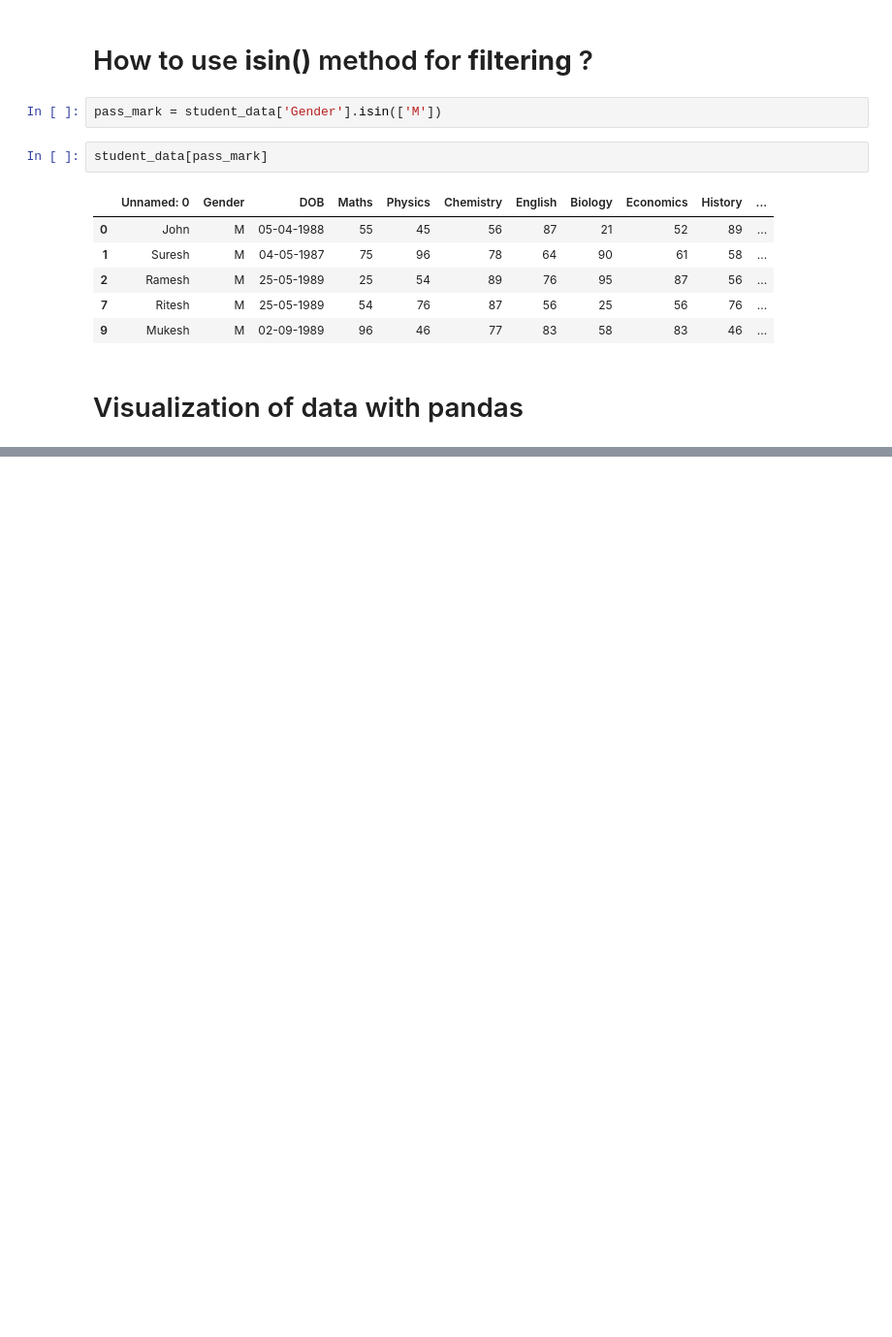
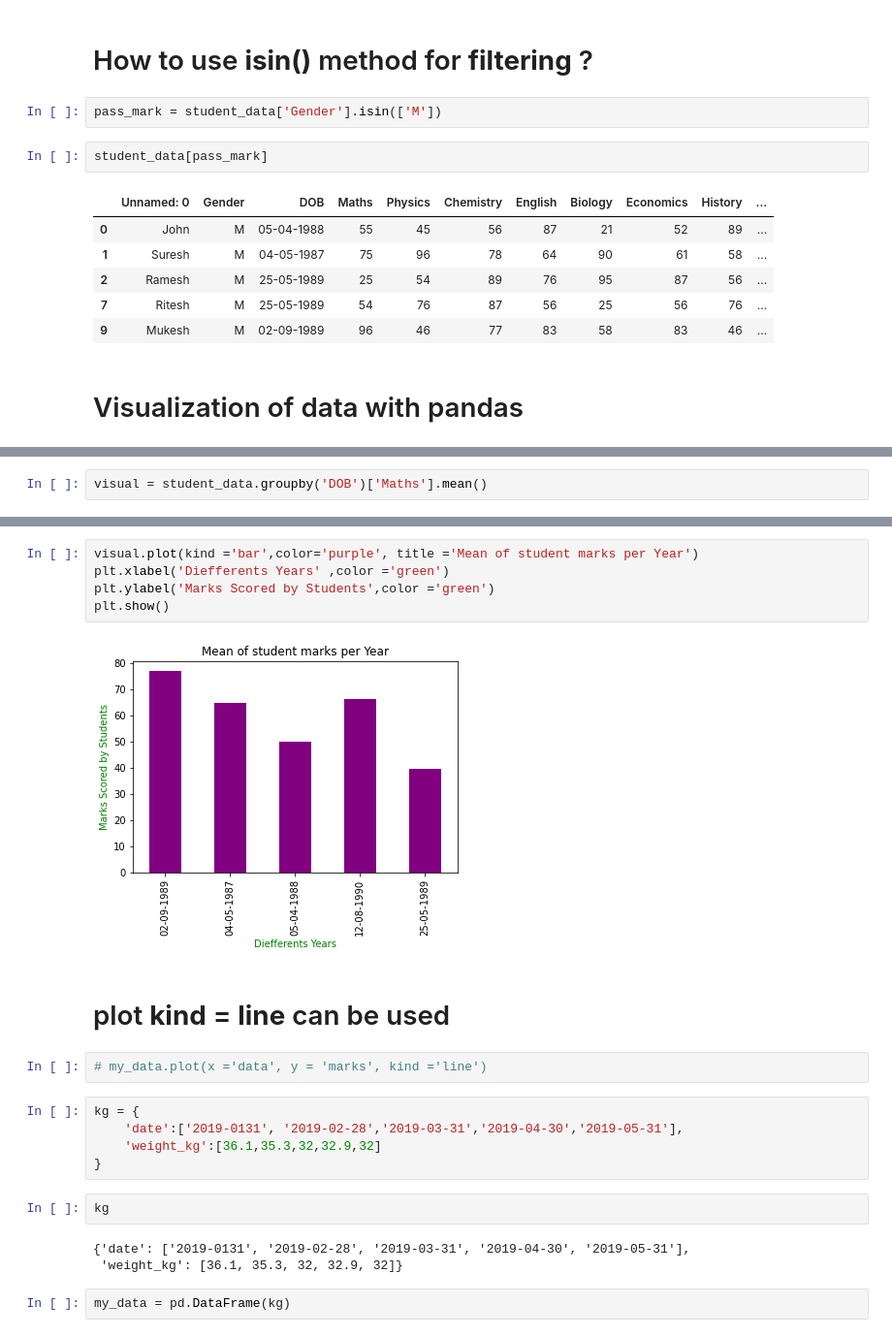
Before and after one commit to olivierla412/data_Camp, a Jupyter notebook: data_camp.ipynb, the cells around one changed output, grey strips where cells are left out. Shown at 97% size. Cells and saved outputs as stored; diff of their text form; blank space fills up the shorter version.

```diff
--- a/data_camp.ipynb
+++ b/data_camp.ipynb
@@ -513,0 +479,2 @@ plt.show()
+# %%
+visual = student_data.groupby('DOB')['Maths'].mean()
@@ -513,0 +491,23 @@ plt.show()
+# %%
+visual.plot(kind ='bar',color='purple', title ='Mean of student marks per Year')
+plt.xlabel('Diefferents Years' ,color ='green')
+plt.ylabel('Marks Scored by Students',color ='green')
+plt.show()
+# %% [output]
+[figure, added]
+# %% [markdown]
+# plot __kind__ = __line__ can be used
+# %%
+# my_data.plot(x ='data', y = 'marks', kind ='line')
+# %%
+kg = {
+    'date':['2019-0131', '2019-02-28','2019-03-31','2019-04-30','2019-05-31'],
+    'weight_kg':[36.1,35.3,32,32.9,32]
+}
+# %%
+kg
+# %% [output]
+{'date': ['2019-0131', '2019-02-28', '2019-03-31', '2019-04-30', '2019-05-31'],
+ 'weight_kg': [36.1, 35.3, 32, 32.9, 32]}
+# %%
+my_data = pd.DataFrame(kg)
```
Also changed, not shown: parts of 25 cells of this notebook, 1 other file.
